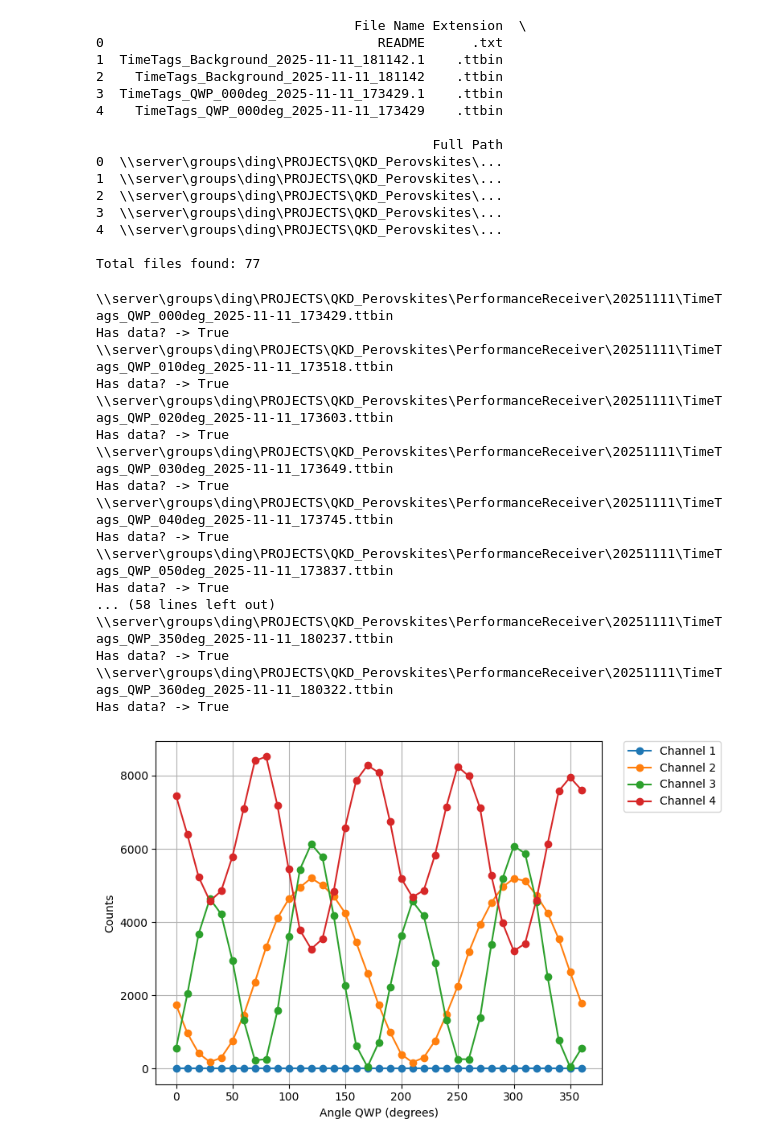
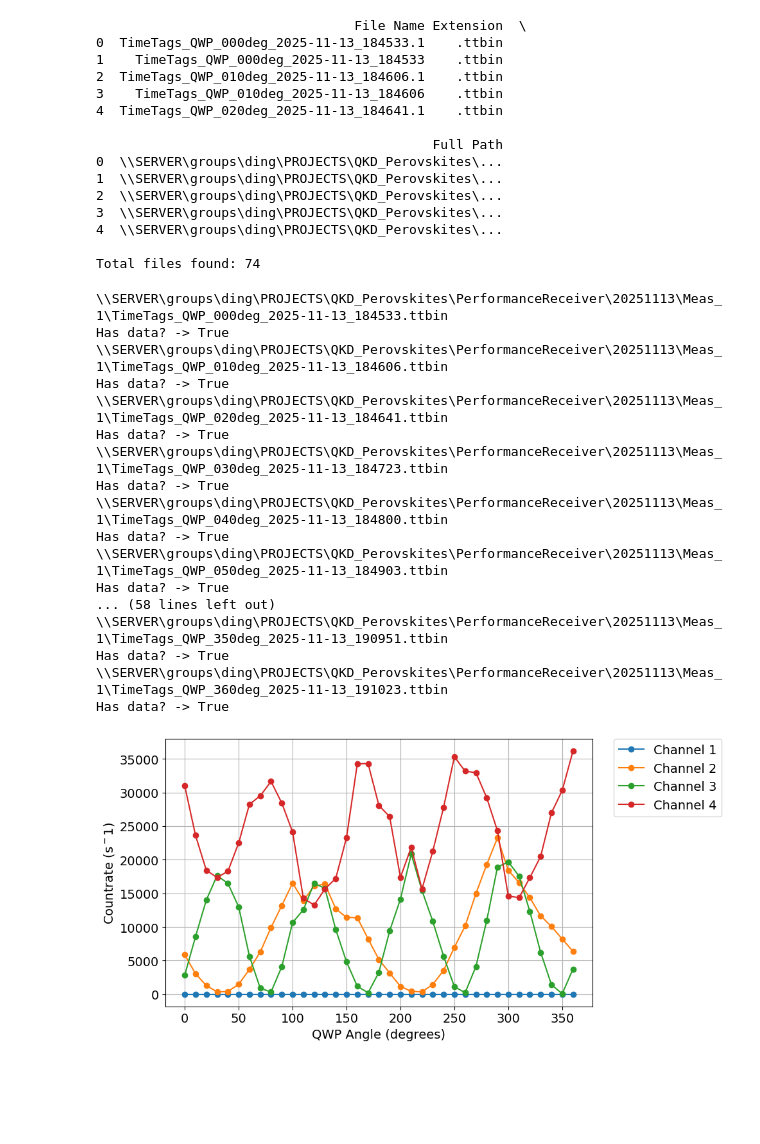
Before and after one commit to RaulLahoz/Perovskite_QKD, a Jupyter notebook: PerformanceReceiver.ipynb, the cells around one changed output. Cells and saved outputs as stored; diff of their text form; code cells hidden in the pictures; blank space fills up the shorter version.

```diff
--- a/PerformanceReceiver.ipynb
+++ b/PerformanceReceiver.ipynb
@@ -9,7 +9,7 @@ import os
 import pandas as pd
 # %%
 # Ruta de la carpeta (usa una raw string para evitar errores con '\')
-file_path = r'\\server\groups\ding\PROJECTS\QKD_Perovskites\PerformanceReceiver\20251111'
+file_path = r'\\SERVER\groups\ding\PROJECTS\QKD_Perovskites\PerformanceReceiver\20251113\Meas_1'
 
 # Lista para almacenar los datos
 data = []
@@ -34,27 +34,27 @@ print(df.head())
 print(f"\nTotal files found: {len(df)}")
 # %% [output]
                                  File Name Extension  \
-0                                   README      .txt
-1  TimeTags_Background_2025-11-11_181142.1    .ttbin
-2    TimeTags_Background_2025-11-11_181142    .ttbin
-3  TimeTags_QWP_000deg_2025-11-11_173429.1    .ttbin
-4    TimeTags_QWP_000deg_2025-11-11_173429    .ttbin
+0  TimeTags_QWP_000deg_2025-11-13_184533.1    .ttbin
+1    TimeTags_QWP_000deg_2025-11-13_184533    .ttbin
+2  TimeTags_QWP_010deg_2025-11-13_184606.1    .ttbin
+3    TimeTags_QWP_010deg_2025-11-13_184606    .ttbin
+4  TimeTags_QWP_020deg_2025-11-13_184641.1    .ttbin
 
                                            Full Path
-0  \\server\groups\ding\PROJECTS\QKD_Perovskites\...
-1  \\server\groups\ding\PROJECTS\QKD_Perovskites\...
-2  \\server\groups\ding\PROJECTS\QKD_Perovskites\...
-3  \\server\groups\ding\PROJECTS\QKD_Perovskites\...
-4  \\server\groups\ding\PROJECTS\QKD_Perovskites\...
+0  \\SERVER\groups\ding\PROJECTS\QKD_Perovskites\...
+1  \\SERVER\groups\ding\PROJECTS\QKD_Perovskites\...
+2  \\SERVER\groups\ding\PROJECTS\QKD_Perovskites\...
+3  \\SERVER\groups\ding\PROJECTS\QKD_Perovskites\...
+4  \\SERVER\groups\ding\PROJECTS\QKD_Perovskites\...
 
-Total files found: 77
+Total files found: 74
 # %%
 channel_1 = []
 channel_2 = []
 channel_3 = []
 channel_4 = []
 
-for i in range(4, len(df), 2):
+for i in range(1, len(df), 2):
 
     print(df['Full Path'].iloc[i])
     file = df['Full Path'].iloc[i]
@@ -82,21 +82,26 @@ for i in range(4, len(df), 2):
     channel_2.append(data_rounded[1])
     channel_3.append(data_rounded[2])
     channel_4.append(data_rounded[3])
+
+channel_1 = np.array(channel_1)
+channel_2 = np.array(channel_2)
+channel_3 = np.array(channel_3)
+channel_4 = np.array(channel_4)
 # %% [output]
-\\server\groups\ding\PROJECTS\QKD_Perovskites\PerformanceReceiver\20251111\TimeTags_QWP_000deg_2025-11-11_173429.ttbin
+\\SERVER\groups\ding\PROJECTS\QKD_Perovskites\PerformanceReceiver\20251113\Meas_1\TimeTags_QWP_000deg_2025-11-13_184533.ttbin
 Has data? -> True
-\\server\groups\ding\PROJECTS\QKD_Perovskites\PerformanceReceiver\20251111\TimeTags_QWP_010deg_2025-11-11_173518.ttbin
+\\SERVER\groups\ding\PROJECTS\QKD_Perovskites\PerformanceReceiver\20251113\Meas_1\TimeTags_QWP_010deg_2025-11-13_184606.ttbin
 Has data? -> True
-\\server\groups\ding\PROJECTS\QKD_Perovskites\PerformanceReceiver\20251111\TimeTags_QWP_020deg_2025-11-11_173603.ttbin
+\\SERVER\groups\ding\PROJECTS\QKD_Perovskites\PerformanceReceiver\20251113\Meas_1\TimeTags_QWP_020deg_2025-11-13_184641.ttbin
 Has data? -> True
-\\server\groups\ding\PROJECTS\QKD_Perovskites\PerformanceReceiver\20251111\TimeTags_QWP_030deg_2025-11-11_173649.ttbin
+\\SERVER\groups\ding\PROJECTS\QKD_Perovskites\PerformanceReceiver\20251113\Meas_1\TimeTags_QWP_030deg_2025-11-13_184723.ttbin
 Has data? -> True
-\\server\groups\ding\PROJECTS\QKD_Perovskites\PerformanceReceiver\20251111\TimeTags_QWP_040deg_2025-11-11_173745.ttbin
+\\SERVER\groups\ding\PROJECTS\QKD_Perovskites\PerformanceReceiver\20251113\Meas_1\TimeTags_QWP_040deg_2025-11-13_184800.ttbin
 Has data? -> True
-\\server\groups\ding\PROJECTS\QKD_Perovskites\PerformanceReceiver\20251111\TimeTags_QWP_050deg_2025-11-11_173837.ttbin
+\\SERVER\groups\ding\PROJECTS\QKD_Perovskites\PerformanceReceiver\20251113\Meas_1\TimeTags_QWP_050deg_2025-11-13_184903.ttbin
 Has data? -> True
 ... (58 lines left out)
-\\server\groups\ding\PROJECTS\QKD_Perovskites\PerformanceReceiver\20251111\TimeTags_QWP_350deg_2025-11-11_180237.ttbin
+\\SERVER\groups\ding\PROJECTS\QKD_Perovskites\PerformanceReceiver\20251113\Meas_1\TimeTags_QWP_350deg_2025-11-13_190951.ttbin
 Has data? -> True
-\\server\groups\ding\PROJECTS\QKD_Perovskites\PerformanceReceiver\20251111\TimeTags_QWP_360deg_2025-11-11_180322.ttbin
+\\SERVER\groups\ding\PROJECTS\QKD_Perovskites\PerformanceReceiver\20251113\Meas_1\TimeTags_QWP_360deg_2025-11-13_191023.ttbin
 Has data? -> True
@@ -103,24 +110,26 @@ Has data? -> True
 # %%
-angle = np.arange(0, 361, 10)
+fontsize = 14  # Desired font size
 
-# Crear la gráfica
-plt.figure(figsize=(8, 5))
-plt.plot(angle, channel_1, marker='o', label='Channel 1')
-plt.plot(angle, channel_2, marker='o', label='Channel 2')
-plt.plot(angle, channel_3, marker='o', label='Channel 3')
-plt.plot(angle, channel_4, marker='o', label='Channel 4')
+# Create the plot
+plt.figure(figsize=(10, 5))
+plt.plot(angle, channel_1, marker='o', label=f"Channel 1")
+plt.plot(angle, channel_2, marker='o', label="Channel 2")
+plt.plot(angle, channel_3, marker='o', label="Channel 3")
+plt.plot(angle, channel_4, marker='o', label="Channel 4")
 
-# Configuración
-plt.xlabel("Angle QWP (degrees)")
-plt.ylabel("Counts")
+# Axes labels and tick configuration
+plt.xlabel("QWP Angle (degrees)", fontsize=fontsize)
+plt.ylabel(f"Countrate (s$^{-1}$)", fontsize=fontsize)
+plt.xticks(fontsize=fontsize)
+plt.yticks(fontsize=fontsize)
 
-# Leyenda fuera de la gráfica (esquina superior derecha)
-plt.legend(loc='upper left', bbox_to_anchor=(1.05, 1), borderaxespad=0.)
+# Legend outside the plot (upper left corner)
+plt.legend(loc='upper left', bbox_to_anchor=(1.05, 1), borderaxespad=0., fontsize=fontsize)
 
 plt.grid(True)
 plt.tight_layout()
 
-# Mostrar la gráfica
+# Show the plot
 plt.show()
 # %% [output]
-[figure, old version]
+[figure, new version]
```
Also changed, not shown: parts of 3 cells of this notebook, 1 other file.
